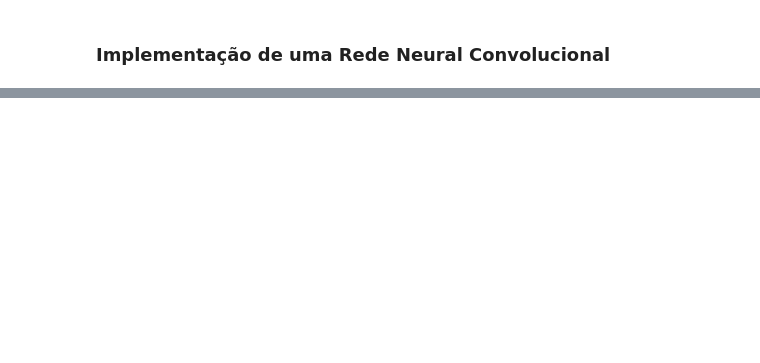
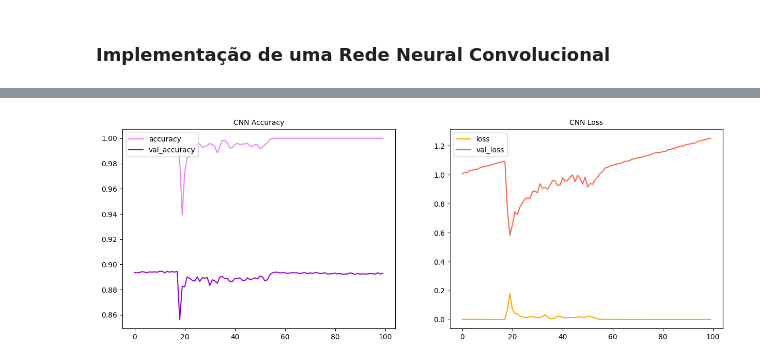
Before and after one commit to anycarolinys/projeto_visao_computacional, a Jupyter notebook: visao_computacional.ipynb, the cells around one changed output, grey strips where cells are left out. Drawn from its saved outputs; the diff is of its cells as text; code cells hidden in the pictures; blank space fills up the shorter version.

```diff
--- a/visao_computacional.ipynb
+++ b/visao_computacional.ipynb
@@ -351,0 +489,8 @@ ConfusionMatrixDisplay.from_estimator(classifier,X,Y,
+# %%
+cnn_history = model.fit(np.array(x_train),
+            np.array(y_train_encoded),
+            epochs=100,
+            batch_size=500,
+            verbose=1,
+            shuffle=True,
+            validation_data=(np.array(x_val), np.array(y_val_encoded)))
@@ -351,0 +515,16 @@ ConfusionMatrixDisplay.from_estimator(classifier,X,Y,
+# %%
+fig, axs = plt.subplots(1,2,figsize=(15,5))
+
+axs[0].plot(cnn_history.history['accuracy'], color='violet', label='accuracy')
+axs[0].plot(cnn_history.history['val_accuracy'], color='darkviolet', label='val_accuracy')
+axs[0].set_title('CNN Accuracy', fontsize=10)
+
+axs[1].plot(cnn_history.history['loss'], color='orange',label='loss')
+axs[1].plot(cnn_history.history['val_loss'], color='tomato', label='val_loss')
+axs[1].set_title('CNN Loss', fontsize=10)
+
+axs[0].legend(loc="upper left")
+axs[1].legend(loc="upper left")
+plt.show()
+# %% [output]
+[figure, added]
```
Also changed, not shown: parts of 27 cells of this notebook, 2 other files.
